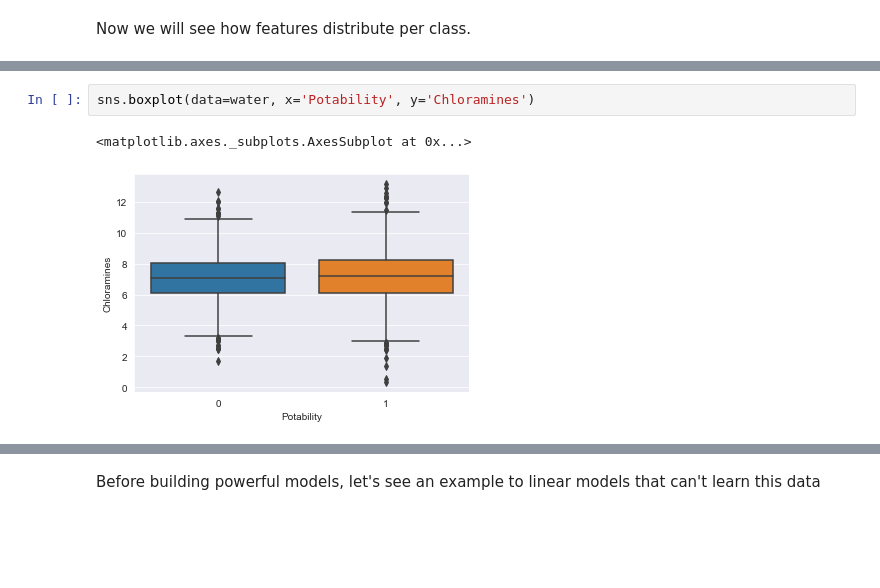
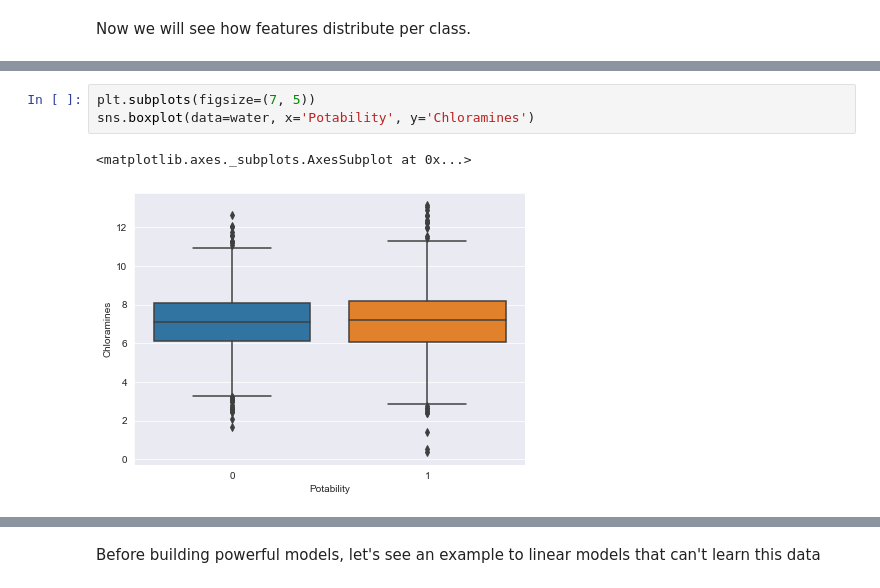
Before and after one commit to tolgarecep/water-quality, a Jupyter notebook: water_potability.ipynb, the cells around one changed output, grey strips where cells are left out. Saved outputs shown, nothing was run; the diff lists cells and outputs as text; blank space fills up the shorter version.

```diff
--- a/water_potability.ipynb
+++ b/water_potability.ipynb
@@ -107,5 +122,6 @@ sns.boxplot(data=water, x='Potability', y='Solids')
 # %%
+plt.subplots(figsize=(7, 5))
 sns.boxplot(data=water, x='Potability', y='Chloramines')
 # %% [output]
 <matplotlib.axes._subplots.AxesSubplot at 0x...>
-[figure, old version]
+[figure, new version]
```
Also changed, not shown: parts of 43 cells of this notebook.
